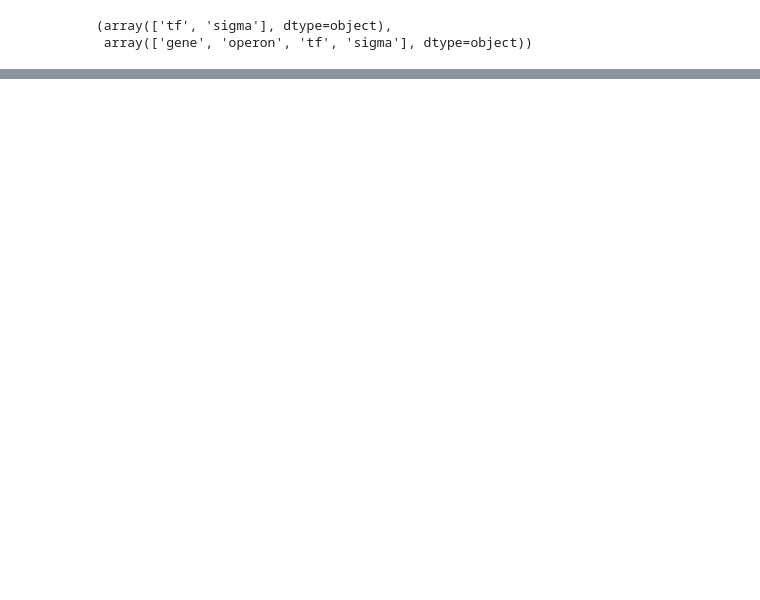
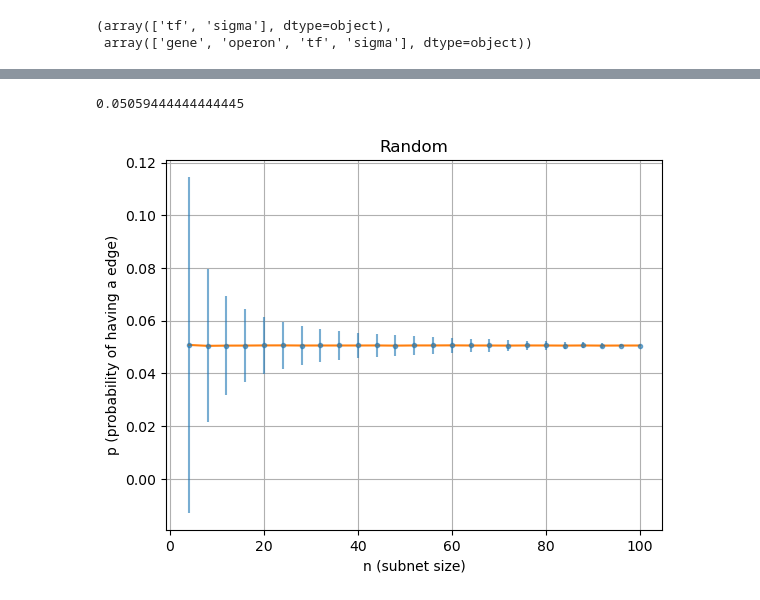
Before and after one commit to rpazuki/morpho_repo, a Jupyter notebook: Gershgoring/Ecoli_network_stats.ipynb, the cells around one changed output, grey strips where cells are left out. Saved outputs shown, nothing was run; the diff lists cells and outputs as text; code cells hidden in the pictures; blank space fills up the shorter version.

```diff
--- a/Gershgoring/Ecoli_network_stats.ipynb
+++ b/Gershgoring/Ecoli_network_stats.ipynb
@@ -135,0 +267,11 @@ plt.grid()
+# %%
+step = 4
+ns = np.array([i for i in range(step, max_size, step)] + [max_size])
+sample_sizes = np.array([100000] * 4 + [10000] * 4 + [1000] * (ns.shape[0] - 8))
+samples_inh = []
+for i, (n, repeats) in enumerate(zip(ns, sample_sizes)):
+    samples_inh.append([])
+    for r in range(repeats):
+        s = sample_a_subnet(A, n)
+        p = find_p(s, exclude_self_regulations=True)
+        samples_inh[-1].append(p)
@@ -135,0 +291,28 @@ plt.grid()
+# %%
+max_size = 100
+m_test = np.random.binomial(2, p = .1,size = (max_size,max_size) )#np.random.randint(0,2, (max_size,max_size))
+m_test = (m_test + m_test.T)//2
+
+step = 4
+ns = np.array([i for i in range(step, max_size, step)] + [max_size])
+sample_sizes = np.array([100000] * 10 + [10000] * 10 + [1000] * (ns.shape[0] - 20))
+samples_test = []
+for i, (n, repeats) in enumerate(zip(ns, sample_sizes)):
+    samples_test.append([])
+    for r in range(repeats):
+        s = sample_a_subnet(m_test, n)
+        p = find_p(s, exclude_self_regulations=True)
+        samples_test[-1].append(p)
+# %%
+print(np.mean(samples_test[-1]))
+plt.errorbar(ns, [np.mean(sample) for sample in samples_test],
+                 [np.std(sample) for sample in samples_test],
+                 linestyle='None', marker='.', alpha=.6)
+plt.plot(ns, [np.mean(sample) for sample in samples_test], alpha=1)
+plt.xlabel("n (subnet size)")
+plt.ylabel("p (probability of having a edge)")
+plt.title("Random")
+plt.grid()
+# %% [output]
+0.05059444444444445
+[figure, added]
```
Also changed, not shown: parts of 21 cells of this notebook, 7 other files.
